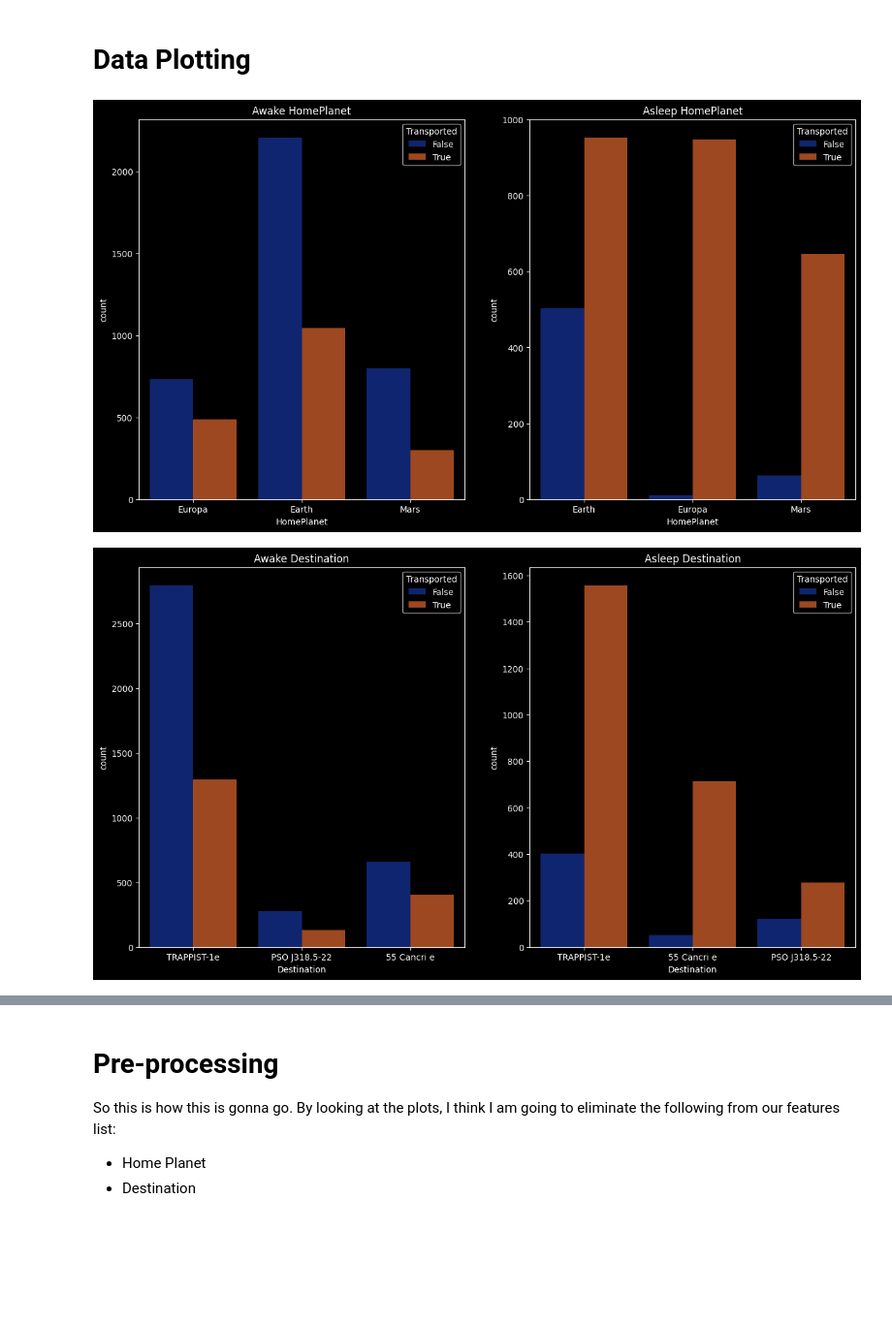
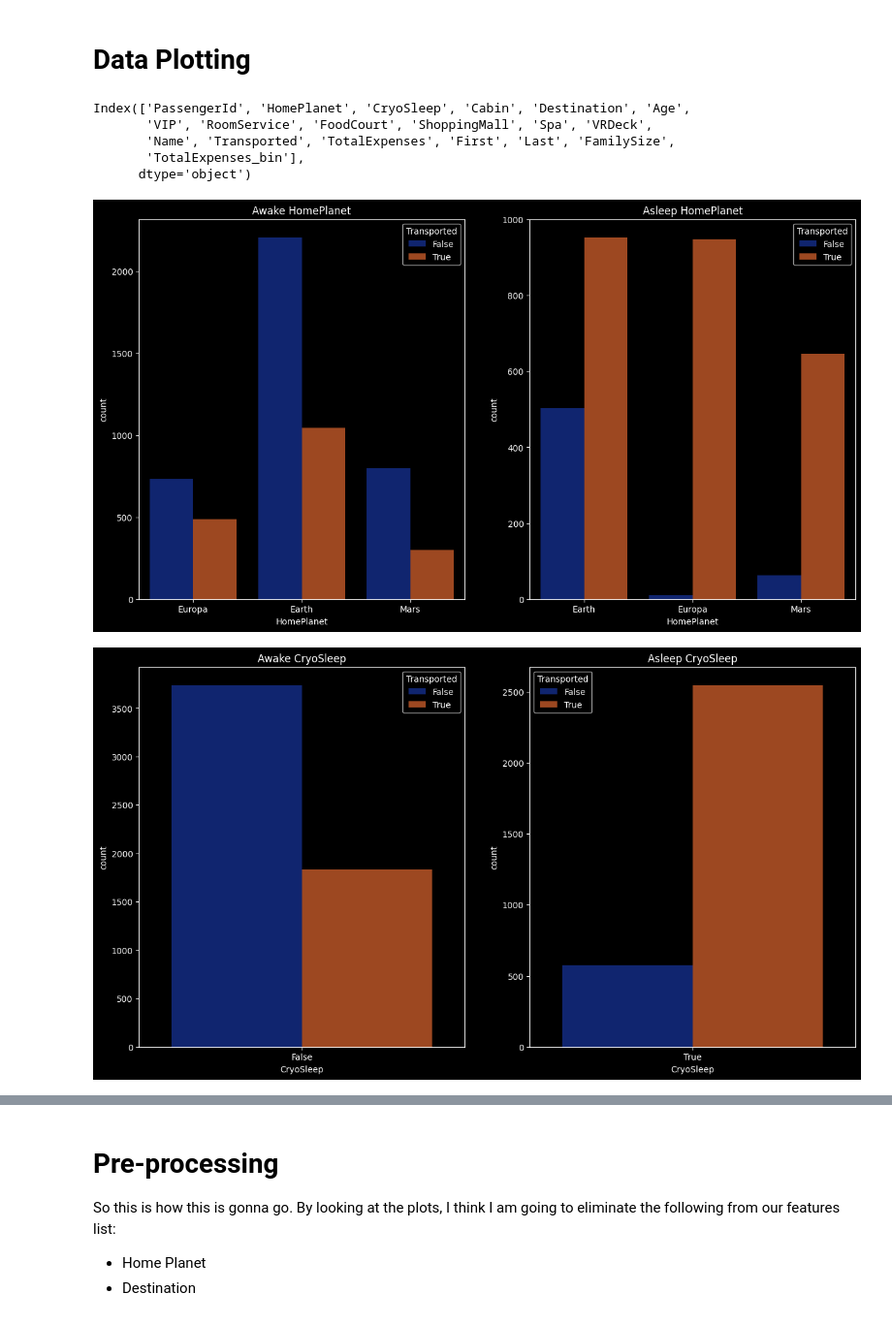
Before and after one commit to mattgpaul/Spaceship-Titanic, a Jupyter notebook: spaceship-titanic.ipynb, the cells around one changed output, grey strips where cells are left out. Shown: that part at 97% size. Saved outputs shown, nothing was run; the diff lists cells and outputs as text; code cells hidden in the pictures; blank space fills up the shorter version.

```diff
--- a/spaceship-titanic.ipynb
+++ b/spaceship-titanic.ipynb
@@ -516,11 +524,13 @@ min          0.000000
 max      35987.000000
 Name: TotalExpenses, dtype: float64
 # %%
+#Spending Bins
+
 train['TotalExpenses_bin'] = np.nan
 test['TotalExpenses_bin'] = np.nan
 
-train['TotalExpenses_bin'] = pd.qcut(train['TotalExpenses'][train['CryoSleep'] == False], 10, labels=[str(i) for i in range(0,10)]).astype('object')
-test['TotalExpenses_bin'] = pd.qcut(test['TotalExpenses'][test['CryoSleep'] == False], 10, labels=[str(i) for i in range(0,10)]).astype('object')
+train['TotalExpenses_bin'] = pd.cut(train['TotalExpenses'][train['CryoSleep'] == False], 4, labels=[str(i) for i in range(0,4)]).astype('object')
+test['TotalExpenses_bin'] = pd.cut(test['TotalExpenses'][test['CryoSleep'] == False], 4, labels=[str(i) for i in range(0,4)]).astype('object')
 
 train['TotalExpenses_bin'].fillna('none', inplace=True)
 test['TotalExpenses_bin'].fillna('none', inplace=True)
@@ -549,24 +559,33 @@ Index(['PassengerId', 'HomePlanet', 'CryoSleep', 'Cabin', 'Destination', 'Age',
       dtype='object')
 # %% [markdown]
 # Data Plotting
+# %%
+train.columns
+# %% [output]
+Index(['PassengerId', 'HomePlanet', 'CryoSleep', 'Cabin', 'Destination', 'Age',
+       'VIP', 'RoomService', 'FoodCourt', 'ShoppingMall', 'Spa', 'VRDeck',
+       'Name', 'Transported', 'TotalExpenses', 'First', 'Last', 'FamilySize',
+       'TotalExpenses_bin'],
+      dtype='object')
 # %%
 awake = train[train['CryoSleep'] == False]
 asleep = train[train['CryoSleep'] == True]
 
-columns_of_interest = ['HomePlanet','Destination','Age','VIP','TotalExpenses_bin','FamilySize']
+ignore = ['PassengerId','Transported','Cabin','Name','First','Last']
+columns_of_interest = [col for col in train.columns if col not in ignore]
 for col in [x for x in columns_of_interest if x != 'Transported']:
     fig, ax = plt.subplots(1,2, figsize=(15,8))
     if train[col].dtype in ['int64','float64']:
         sns.histplot(ax=ax[0], data=awake, x=col, hue='Transported', kde=True, palette='dark').set(title='Awake ' + col)
         try:
             sns.histplot(ax=ax[1], data=asleep, x=col, hue='Transported', kde=True, palette='dark').set(title='Asleep ' + col)
         except:
             pass
         plt.show()
     else:
         sns.countplot(ax=ax[0], data=awake, x=col, hue='Transported', palette='dark').set(title='Awake ' + col)
         sns.countplot(ax=ax[1], data=asleep, x=col, hue='Transported', palette='dark').set(title='Asleep ' + col)
         plt.show()
 # %% [output]
 [figure]
-[figure, old version]
+[figure, new version]
```
Also changed, not shown: parts of 9 cells of this notebook.
